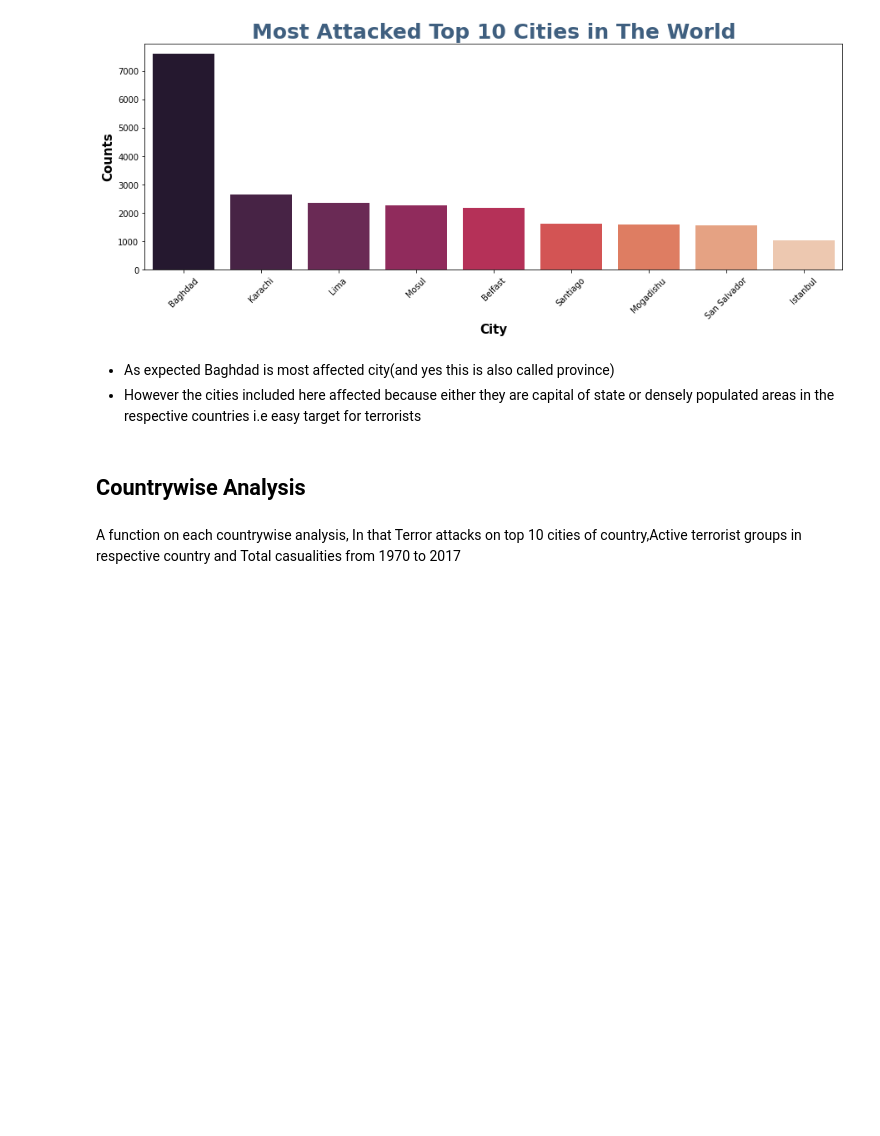
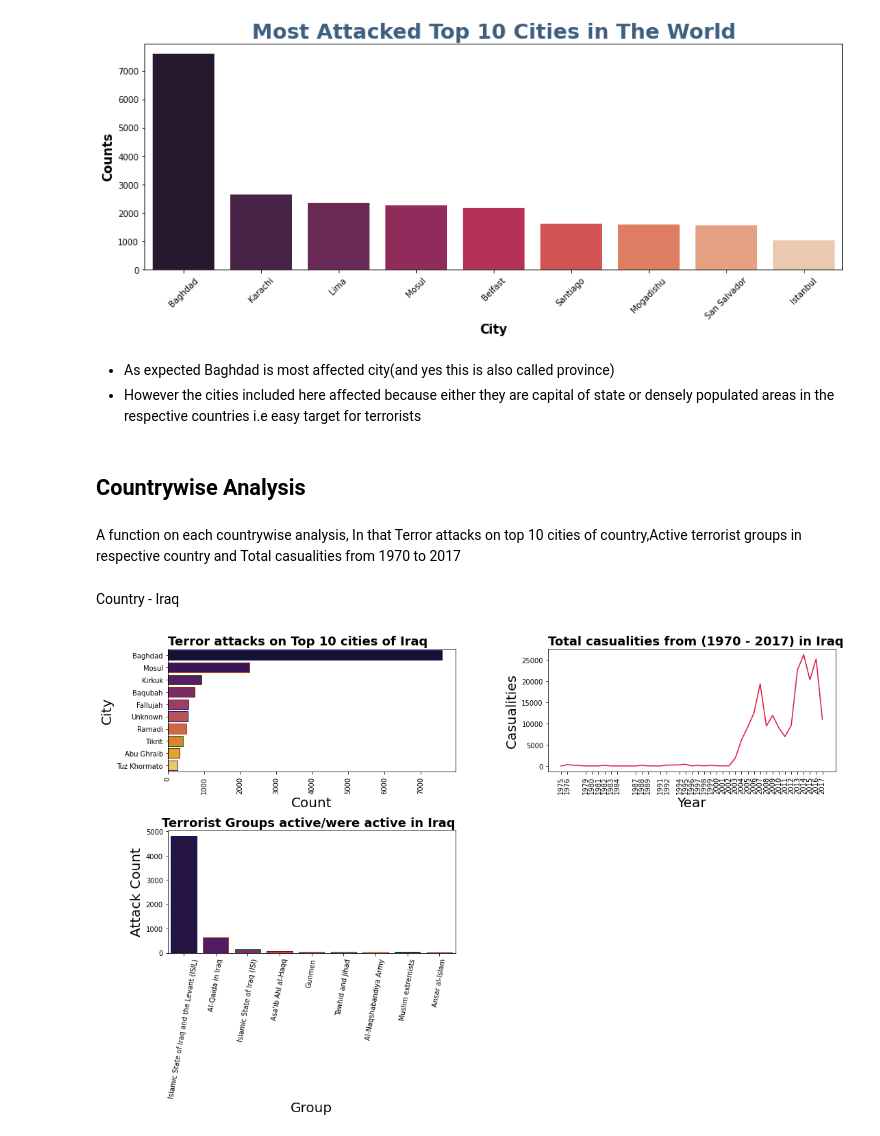
Before and after one commit to rohit-1026/Global-Terrorism-Analysis, a Jupyter notebook: Global_Terrorism_Analysis_Capstone_Project.ipynb, the cells around one changed output. Drawn from its saved outputs; the diff is of its cells as text; code cells hidden in the pictures; blank space fills up the shorter version.

```diff
--- a/Global_Terrorism_Analysis_Capstone_Project.ipynb
+++ b/Global_Terrorism_Analysis_Capstone_Project.ipynb
@@ -468,3 +468,9 @@ def country_analysis(data , country=None, line_color=None , palette=None , title
     plt.subplots_adjust(wspace = 1 ,hspace =0.5 ,top = 0.5 , bottom = 0.1)
     plt.tight_layout()
     plt.show()
+# %% [markdown]
+Country - Iraq
+# %%
+country_analysis(df, country ='Iraq', palette = 'inferno', line_color = 'crimson')
+# %% [output]
+[figure, added]
```
Also changed, not shown: parts of 10 cells of this notebook.
